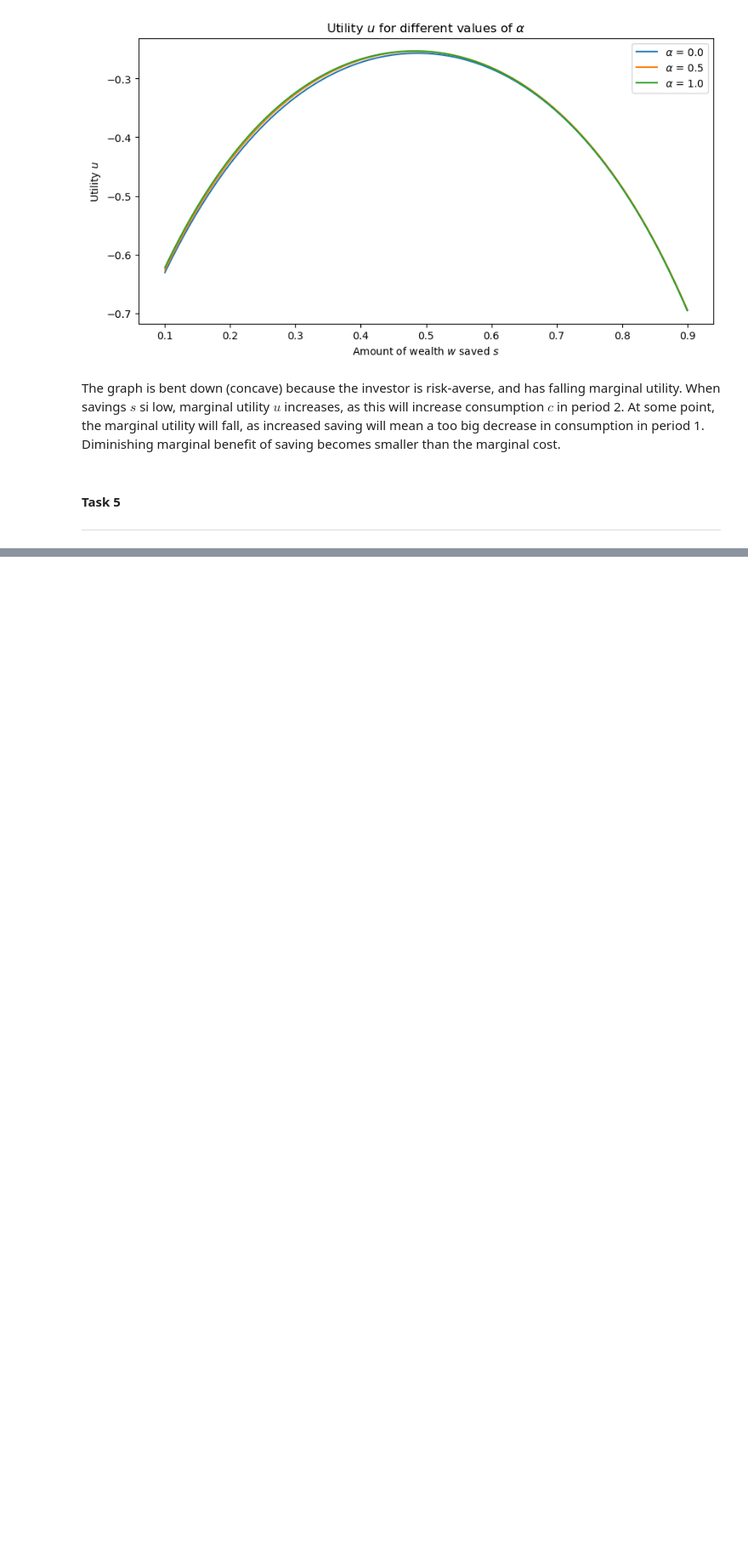
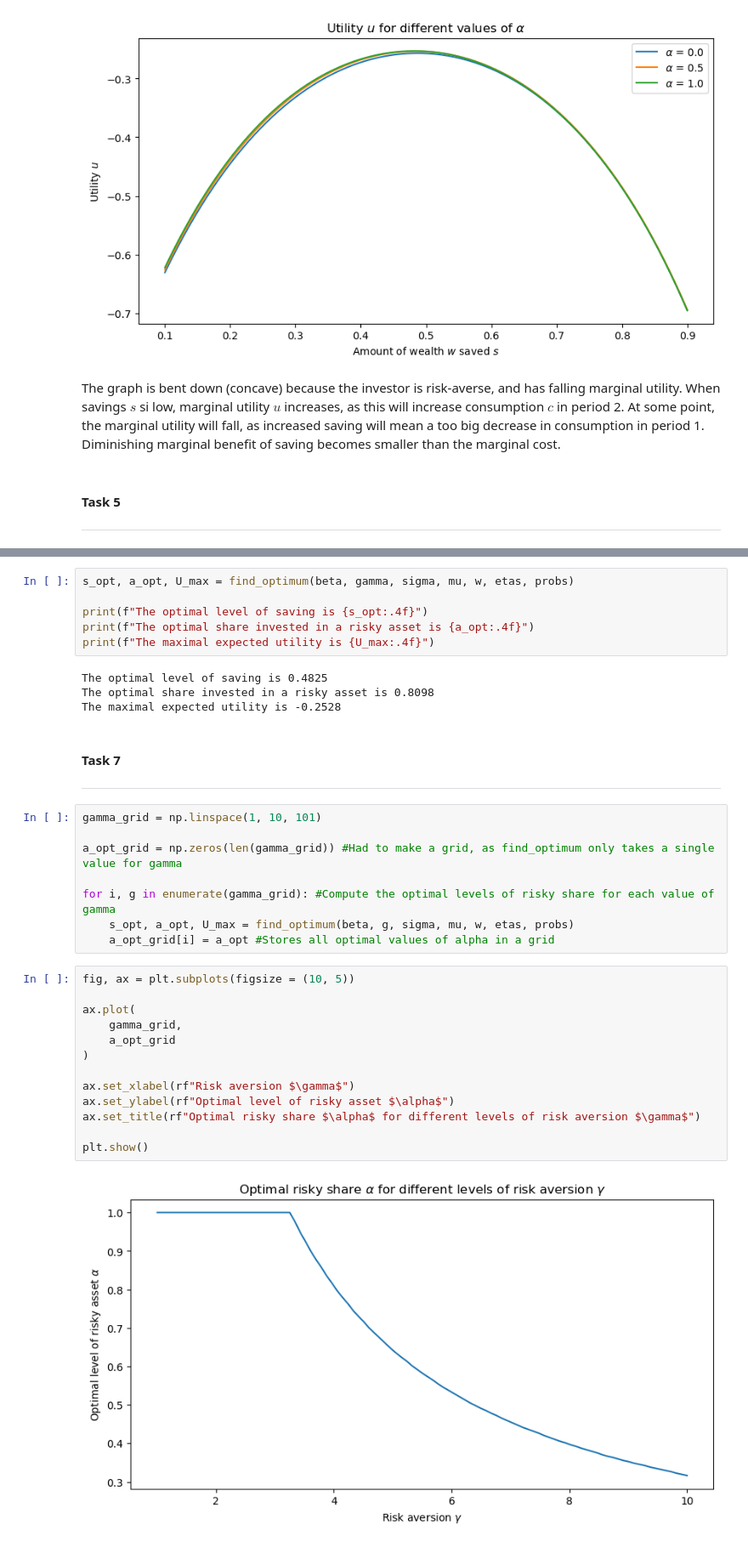
Before and after one commit to PeterTveita/FIE463, a Jupyter notebook: Assignment/Solution.ipynb, the cells around one changed output, grey strips where cells are left out. Shown at 85% size. Drawn from its saved outputs; the diff is of its cells as text; blank space fills up the shorter version.

```diff
--- a/Assignment/Solution.ipynb
+++ b/Assignment/Solution.ipynb
@@ -180,0 +229,37 @@ The graph is bent down (concave) because the investor is risk-averse, and has fa
+# %%
+s_opt, a_opt, U_max = find_optimum(beta, gamma, sigma, mu, w, etas, probs)
+
+print(f"The optimal level of saving is {s_opt:.4f}")
+print(f"The optimal share invested in a risky asset is {a_opt:.4f}")
+print(f"The maximal expected utility is {U_max:.4f}")
+# %% [output]
+The optimal level of saving is 0.4825
+The optimal share invested in a risky asset is 0.8098
+The maximal expected utility is -0.2528
+# %% [markdown]
+##
+**Task 7**
+***
+# %%
+gamma_grid = np.linspace(1, 10, 101)
+
+a_opt_grid = np.zeros(len(gamma_grid)) #Had to make a grid, as find_optimum only takes a single value for gamma
+
+for i, g in enumerate(gamma_grid): #Compute the optimal levels of risky share for each value of gamma
+    s_opt, a_opt, U_max = find_optimum(beta, g, sigma, mu, w, etas, probs)
+    a_opt_grid[i] = a_opt #Stores all optimal values of alpha in a grid
+# %%
+fig, ax = plt.subplots(figsize = (10, 5))
+
+ax.plot(
+    gamma_grid,
+    a_opt_grid
+)
+
+ax.set_xlabel(rf"Risk aversion $\gamma$")
+ax.set_ylabel(rf"Optimal level of risky asset $\alpha$")
+ax.set_title(rf"Optimal risky share $\alpha$ for different levels of risk aversion $\gamma$")
+
+plt.show()
+# %% [output]
+[figure, added]
```
Also changed, not shown: parts of 7 cells of this notebook.
